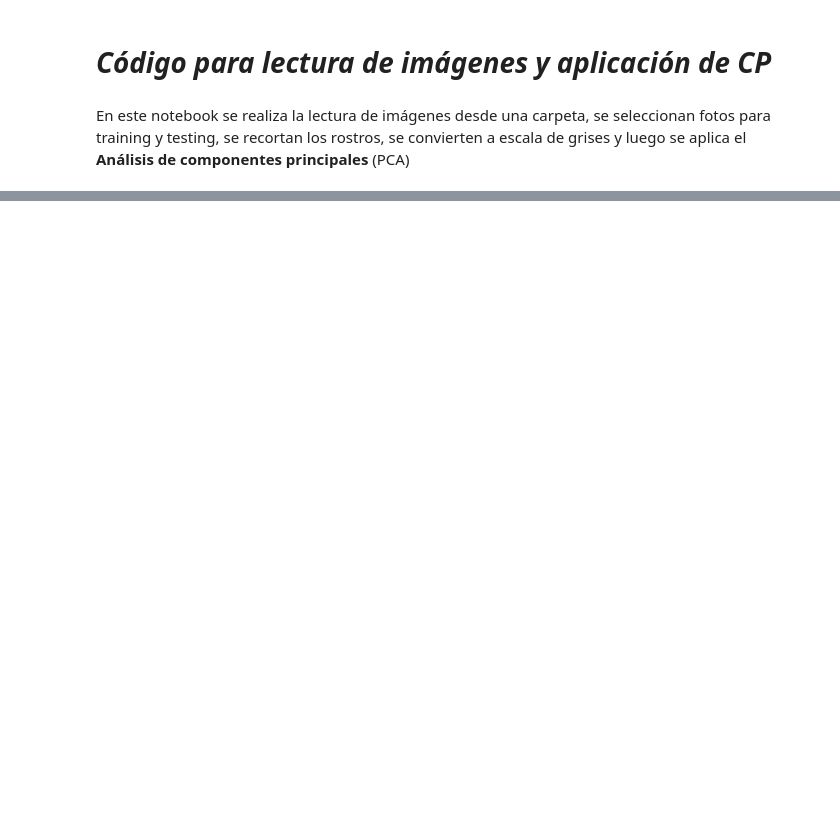
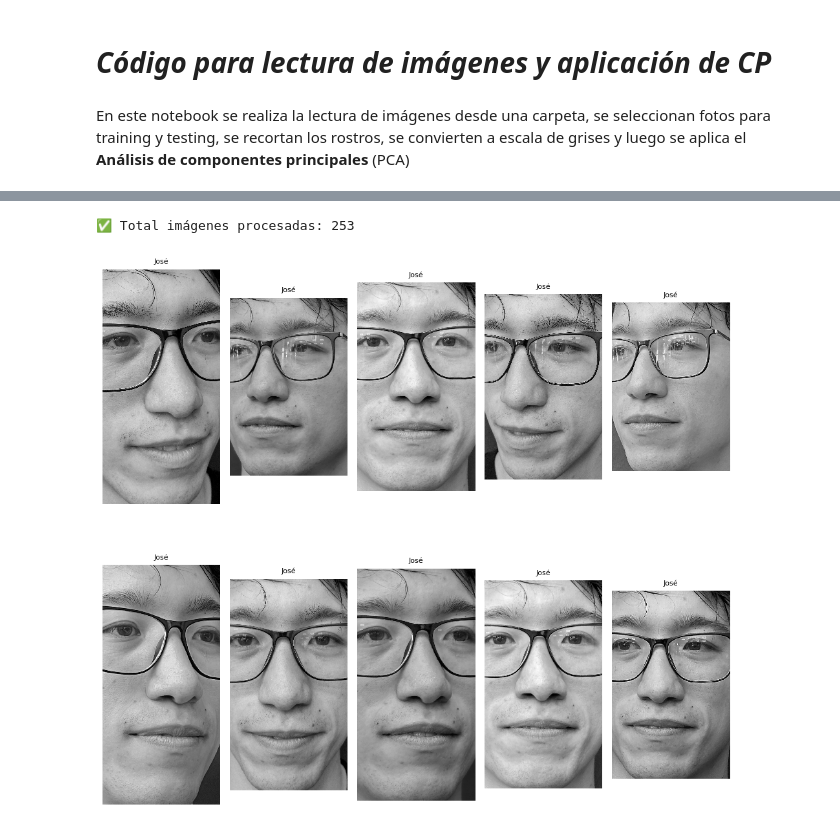
Before and after one commit to nataliamarinn/dm_grupo4, a Jupyter notebook: NM_pruebas_nuestras_caras.ipynb, the cells around one changed output, grey strips where cells are left out. Drawn from its saved outputs; the diff is of its cells as text; code cells hidden in the pictures; blank space fills up the shorter version.

```diff
--- a/NM_pruebas_nuestras_caras.ipynb
+++ b/NM_pruebas_nuestras_caras.ipynb
@@ -22,0 +46,64 @@ Definir el criterio de selección para cada una de las carpetas, hay que asegura
+# %%
+# Ruta donde están las carpetas de personas
+input_folder = "/content/dm_grupo4/Eigenfaces"
+# %%
+# Inicializar MediaPipe FaceMesh
+mp_face_mesh = mp.solutions.face_mesh
+face_mesh = mp_face_mesh.FaceMesh(static_image_mode=True, refine_landmarks=True, max_num_faces=1)
+
+# Puntos que delimitan la cara sin pelo/ropa
+face_indices = [33, 133, 362, 263, 1, 2, 98, 327, 152, 10, 176, 397, 365, 379, 378, 400, 377]
+# %%
+# Almacenar imágenes procesadas y etiquetas
+imagenes_procesadas = []
+etiquetas = []
+# %%
+# Recorrer carpetas/personas
+for persona in os.listdir(input_folder):
+    carpeta = os.path.join(input_folder, persona)
+    if os.path.isdir(carpeta):
+        for archivo in os.listdir(carpeta):
+            if archivo.lower().endswith((".jpg", ".jpeg", ".png")):
+                path_img = os.path.join(carpeta, archivo)
+                image = cv2.imread(path_img)
+                if image is None:
+                    continue
+
+                h, w, _ = image.shape
+                img_rgb = cv2.cvtColor(image, cv2.COLOR_BGR2RGB)
+                results = face_mesh.process(img_rgb)
+
+                if results.multi_face_landmarks:
+                    landmarks = results.multi_face_landmarks[0].landmark
+                    puntos = [(int(landmarks[i].x * w), int(landmarks[i].y * h)) for i in face_indices]
+
+                    x_min = max(min(p[0] for p in puntos), 0)
+                    x_max = min(max(p[0] for p in puntos), w)
+                    y_min = max(min(p[1] for p in puntos), 0)
+                    y_max = min(max(p[1] for p in puntos), h)
+
+                    rostro = image[y_min:y_max, x_min:x_max]
+
+                    if rostro.size == 0:
+                        continue
+
+                    # Convertir a escala de grises
+                    rostro_gray = cv2.cvtColor(rostro, cv2.COLOR_BGR2GRAY)
+
+                    # Guardar
+                    imagenes_procesadas.append(rostro_gray)
+                    etiquetas.append(persona)
+
+print(f"✅ Total imágenes procesadas: {len(imagenes_procesadas)}")
+# %% [output]
+✅ Total imágenes procesadas: 253
+# %%
+fig, axs = plt.subplots(2, 5, figsize=(10, 10))
+for i, ax in enumerate(axs.flat):
+    ax.imshow(imagenes_procesadas[i], cmap='gray', interpolation='nearest')
+    ax.set_title(etiquetas[i], fontsize=8)
+    ax.axis('off')
+plt.tight_layout()
+plt.show()
+# %% [output]
+[figure, added]
```
Also changed, not shown: parts of 11 cells of this notebook.
